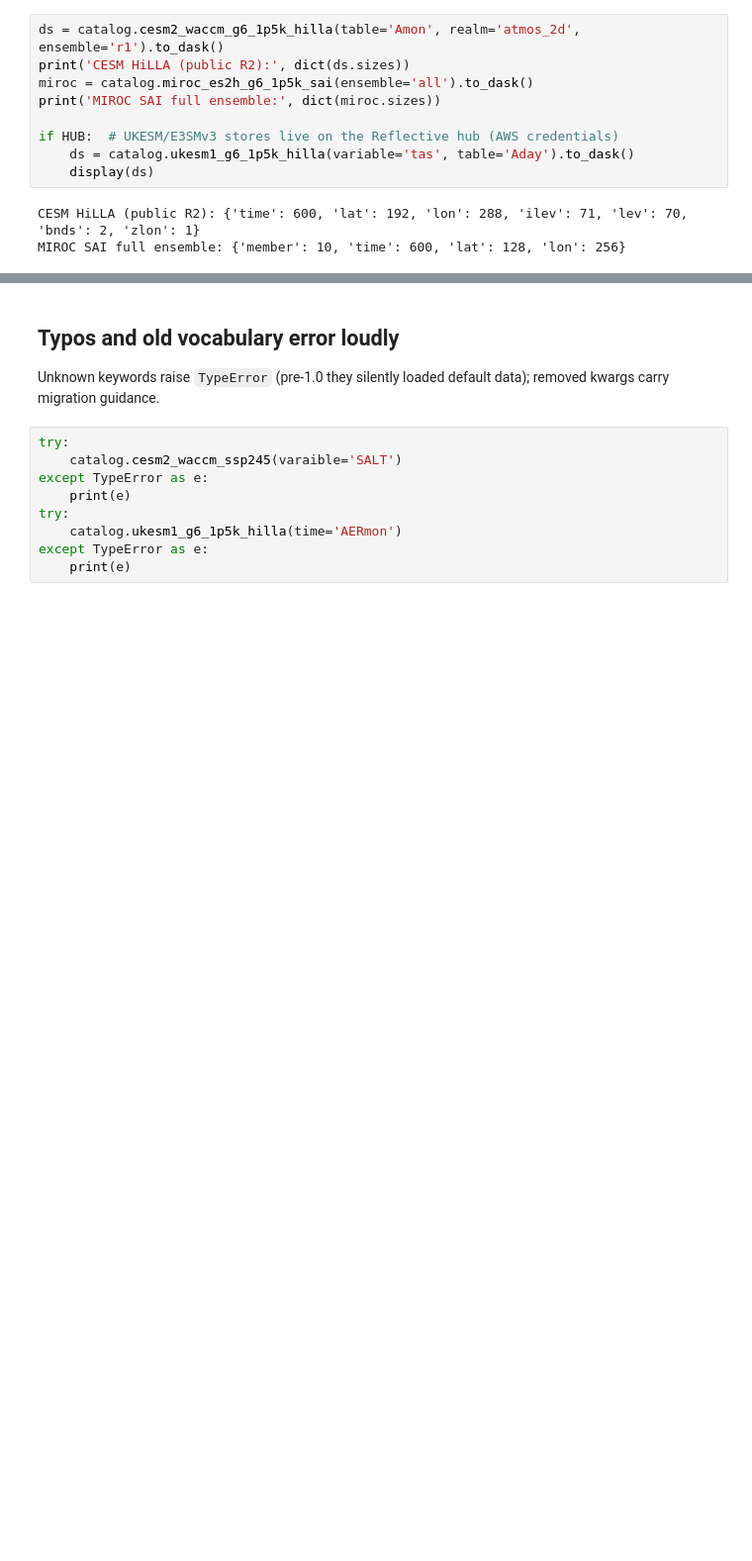
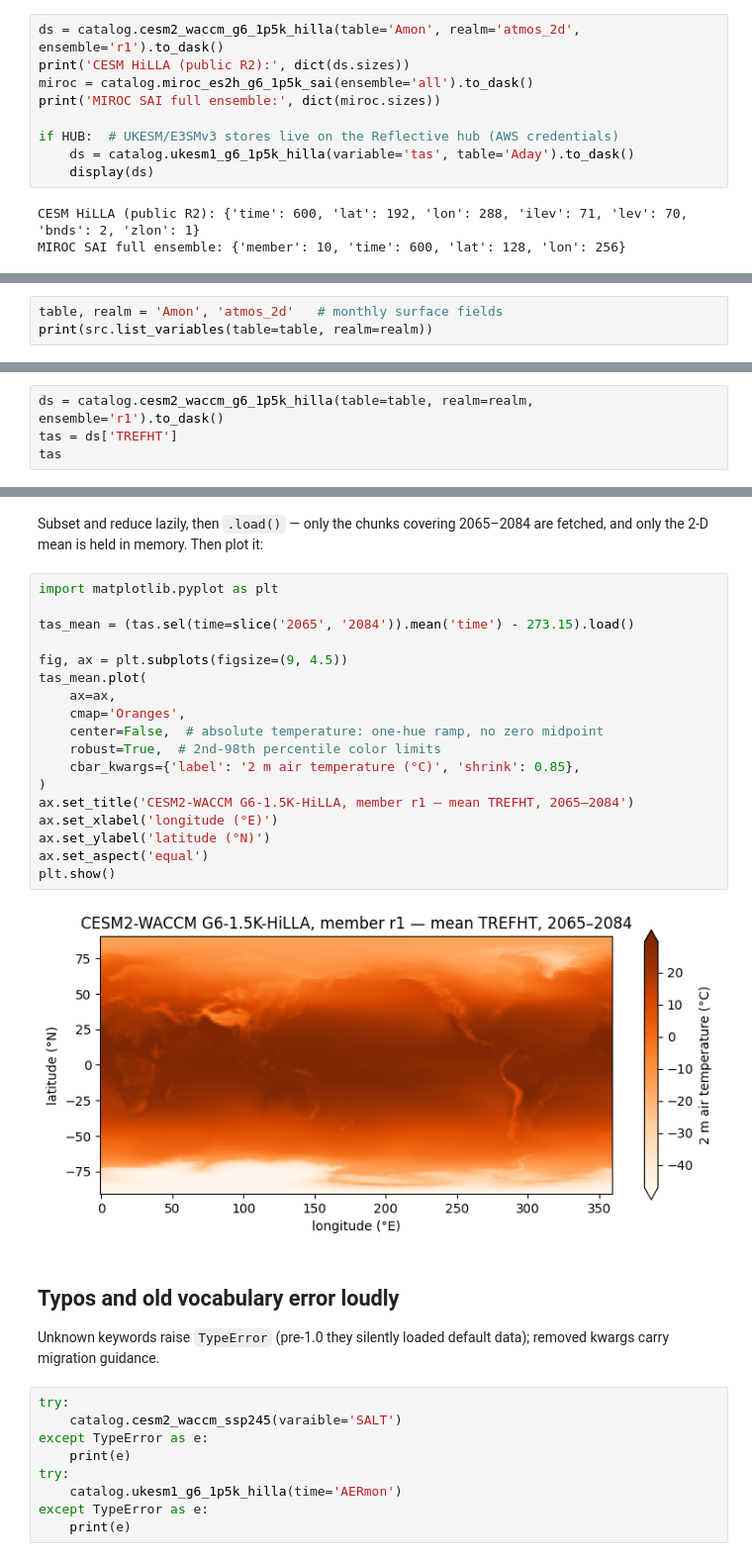
Before and after one commit to ReflectiveCloud/reflective-data-catalog, a Jupyter notebook: Example.ipynb, the cells around one changed output, grey strips where cells are left out. Shown at 99% size. Drawn from its saved outputs; the diff is of its cells as text; blank space fills up the shorter version.

Commit message:
docs: worked realm → variable → map example; add list_realms() (#7)

```diff
--- a/Example.ipynb
+++ b/Example.ipynb
@@ -171,0 +190,3 @@ MIROC SAI full ensemble: {'member': 10, 'time': 600, 'lat': 128, 'lon': 256}
+# %%
+table, realm = 'Amon', 'atmos_2d'   # monthly surface fields
+print(src.list_variables(table=table, realm=realm))
@@ -171,0 +197,4 @@ MIROC SAI full ensemble: {'member': 10, 'time': 600, 'lat': 128, 'lon': 256}
+# %%
+ds = catalog.cesm2_waccm_g6_1p5k_hilla(table=table, realm=realm, ensemble='r1').to_dask()
+tas = ds['TREFHT']
+tas
@@ -172,3 +227,25 @@ MIROC SAI full ensemble: {'member': 10, 'time': 600, 'lat': 128, 'lon': 256}
+# %% [markdown]
+Subset and reduce lazily, then `.load()` — only the chunks covering 2065–2084 are fetched, and only the 2-D mean is held in memory. Then plot it:
+# %%
+import matplotlib.pyplot as plt
+
+tas_mean = (tas.sel(time=slice('2065', '2084')).mean('time') - 273.15).load()
+
+fig, ax = plt.subplots(figsize=(9, 4.5))
+tas_mean.plot(
+    ax=ax,
+    cmap='Oranges',
+    center=False,  # absolute temperature: one-hue ramp, no zero midpoint
+    robust=True,  # 2nd-98th percentile color limits
+    cbar_kwargs={'label': '2 m air temperature (°C)', 'shrink': 0.85},
+)
+ax.set_title('CESM2-WACCM G6-1.5K-HiLLA, member r1 — mean TREFHT, 2065–2084')
+ax.set_xlabel('longitude (°E)')
+ax.set_ylabel('latitude (°N)')
+ax.set_aspect('equal')
+plt.show()
+# %% [output]
+[figure, added]
 # %% [markdown]
 ## Typos and old vocabulary error loudly
 
```
Also changed, not shown: parts of 6 cells of this notebook, 5 other files.
